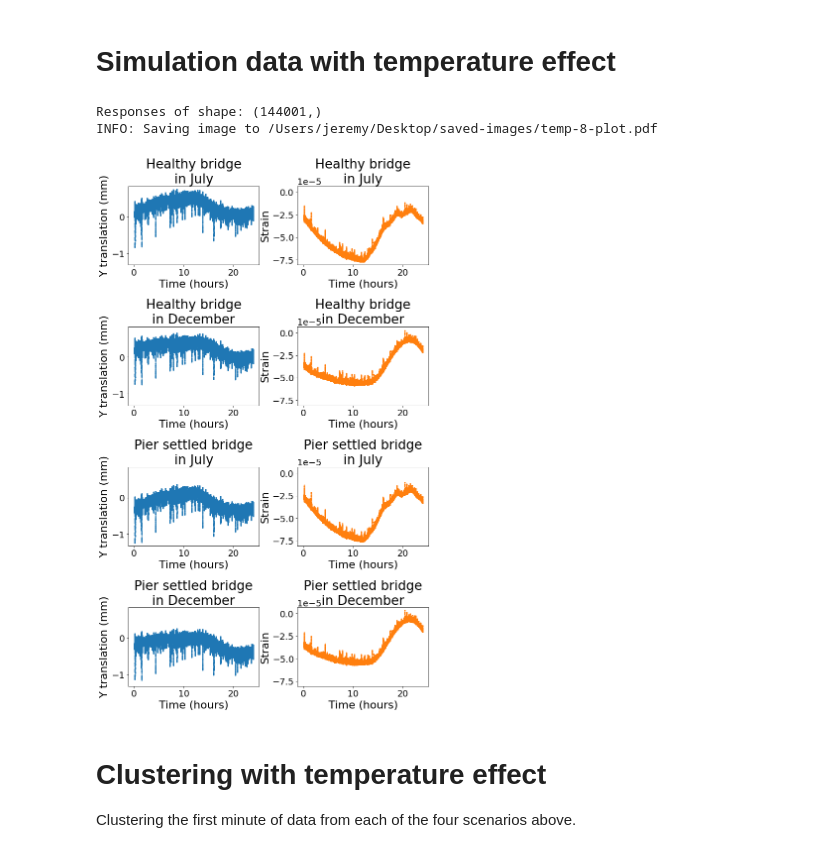
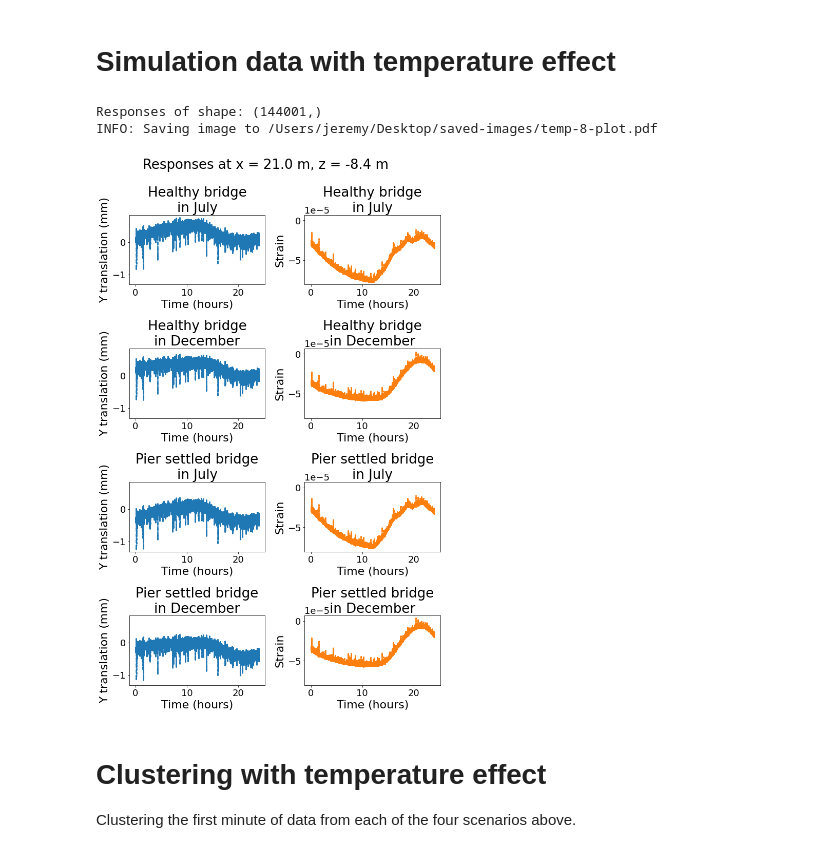
Before and after one commit to jerbaroo/bridge-sim, a Jupyter notebook: notebooks/classify.ipynb, the cells around one changed output. Drawn from its saved outputs; the diff is of its cells as text; code cells hidden in the pictures.

```diff
--- a/notebooks/classify.ipynb
+++ b/notebooks/classify.ipynb
@@ -404,35 +404,36 @@ plt.xlabel("Time (hours)")
 plt.title("Pier settled bridge\nin December")
 equal_lims("y", 4, 2, [1, 3, 5, 7])
 
 plt.subplot(4, 2, 2)
 plt.scatter(x, s_h + temp_effect_july_s, s=1, label="total effect", c="tab:orange")
 plt.ylabel(f"{rt_s.name()}")
 plt.xlabel("Time (hours)")
 plt.title("Healthy bridge\nin July")
 plt.subplot(4, 2, 4)
 plt.scatter(x, s_h + temp_effect_dec_s, s=1, label="total effect", c="tab:orange")
 plt.ylabel(f"{rt_s.name()}")
 plt.xlabel("Time (hours)")
 plt.title("Healthy bridge\nin December")
 plt.subplot(4, 2, 6)
 plt.scatter(x, s_p + temp_effect_july_s, s=1, label="total effect", c="tab:orange")
 plt.ylabel(f"{rt_s.name()}")
 plt.xlabel("Time (hours)")
 plt.title("Pier settled bridge\nin July")
 plt.subplot(4, 2, 8)
 plt.scatter(x, s_p + temp_effect_dec_s, s=1, label="total effect", c="tab:orange")
 plt.ylabel(f"{rt_s.name()}")
 plt.xlabel("Time (hours)")
 plt.title("Pier settled bridge\nin December")
 equal_lims("y", 4, 2, [2, 4, 6, 8])
 
-plt.tight_layout()
+plt.suptitle(f"Responses at x = {sensor_point.x:.1f} m, z = {sensor_point.z:.1f} m")
+plt.tight_layout(rect=[0, 0.03, 1, 0.95])
 plt.landscape()
 plt.savefig(os.path.join(IMAGE_PATH, "temp-8-plot.pdf"))
 # %% [output]
 Responses of shape: (144001,)
 INFO: Saving image to /Users/jeremy/Desktop/saved-images/temp-8-plot.pdf
-[figure, old version]
+[figure, new version]
 # %% [markdown]
 # Clustering with temperature effect
 Clustering the first minute of data from each of the four scenarios above.
```
Also changed, not shown: parts of 6 cells of this notebook.
